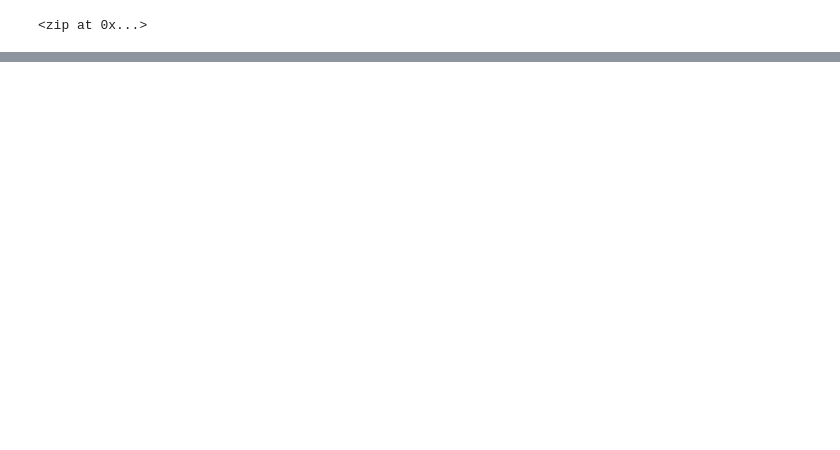
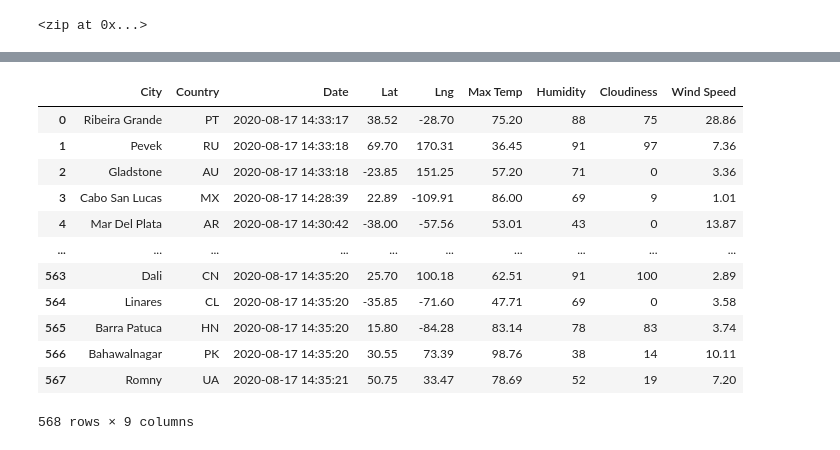
Before and after one commit to jmsyfang/World_Weather_Analysis, a Jupyter notebook: WeatherPy.ipynb, the cells around one changed output, grey strips where cells are left out. Saved outputs shown, nothing was run; the diff lists cells and outputs as text; code cells hidden in the pictures; blank space fills up the shorter version.

```diff
--- a/WeatherPy.ipynb
+++ b/WeatherPy.ipynb
@@ -32,0 +39,4 @@ len(cities)
+# %%
+# Starting URL for Weather Map API Call.
+url = "http://api.openweathermap.org/data/2.5/weather?units=Imperial&APPID=" + weather_api_key
+print(url)
@@ -32,0 +48,10 @@ len(cities)
+# %%
+# Create an empty list to hold the weather data.
+city_data = []
+# Print the beginning of the logging.
+print("Beginning Data Retrieval     ")
+print("-----------------------------")
+
+# Create counters.
+record_count = 1
+set_count = 1
@@ -32,0 +133,4 @@ len(cities)
+# %%
+# Convert the array of dictionaries to a Pandas DataFrame.
+city_data_df = pd.DataFrame(city_data)
+city_data_df.head(10)
@@ -32,0 +149,21 @@ len(cities)
+# %%
+new_column_order = ['City', 'Country','Date',
+                    'Lat','Lng', 'Max Temp','Humidity',
+                    'Cloudiness', 'Wind Speed']
+
+city_data_df = city_data_df[new_column_order]
+city_data_df
+# %% [output]
+|  | City | Country | Date | Lat | Lng | Max Temp | Humidity | Cloudiness | Wind Speed |
+| 0 | Ribeira Grande | PT | 2020-08-17 14:33:17 | 38.52 | -28.70 | 75.20 | 88 | 75 | 28.86 |
+| 1 | Pevek | RU | 2020-08-17 14:33:18 | 69.70 | 170.31 | 36.45 | 91 | 97 | 7.36 |
+| 2 | Gladstone | AU | 2020-08-17 14:33:18 | -23.85 | 151.25 | 57.20 | 71 | 0 | 3.36 |
+| 3 | Cabo San Lucas | MX | 2020-08-17 14:28:39 | 22.89 | -109.91 | 86.00 | 69 | 9 | 1.01 |
+| 4 | Mar Del Plata | AR | 2020-08-17 14:30:42 | -38.00 | -57.56 | 53.01 | 43 | 0 | 13.87 |
+| ... | ... | ... | ... | ... | ... | ... | ... | ... | ... |
+| 563 | Dali | CN | 2020-08-17 14:35:20 | 25.70 | 100.18 | 62.51 | 91 | 100 | 2.89 |
+| 564 | Linares | CL | 2020-08-17 14:35:20 | -35.85 | -71.60 | 47.71 | 69 | 0 | 3.58 |
+| 565 | Barra Patuca | HN | 2020-08-17 14:35:20 | 15.80 | -84.28 | 83.14 | 78 | 83 | 3.74 |
+| 566 | Bahawalnagar | PK | 2020-08-17 14:35:20 | 30.55 | 73.39 | 98.76 | 38 | 14 | 10.11 |
+| 567 | Romny | UA | 2020-08-17 14:35:21 | 50.75 | 33.47 | 78.69 | 52 | 19 | 7.20 |
+568 rows × 9 columns
```
Also changed, not shown: parts of 9 cells of this notebook, 3 other files.
